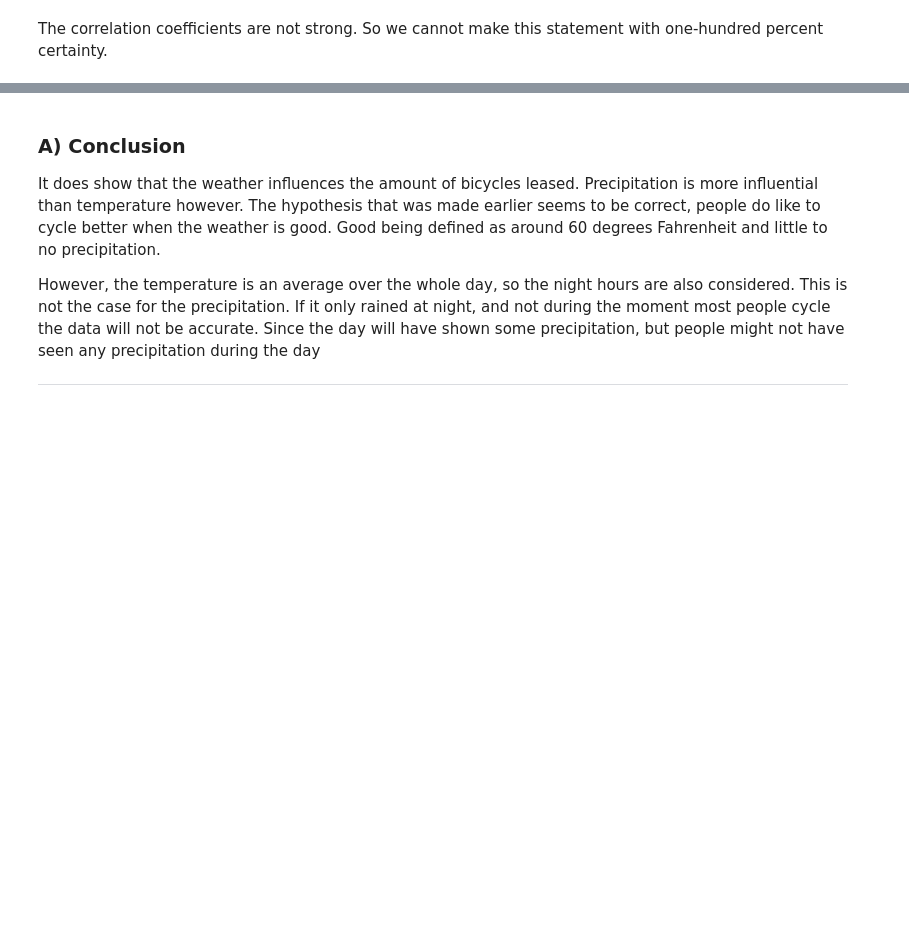
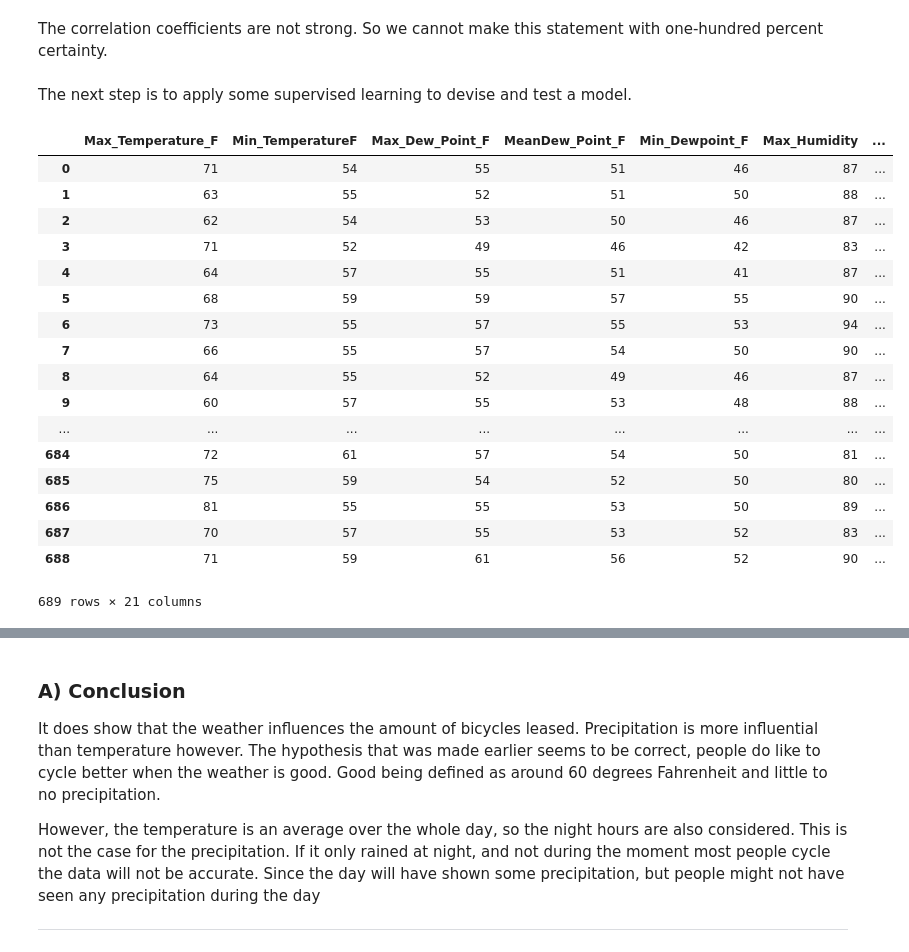
Before and after one commit to JeroenBoshuis/DataScience_Casus, a Jupyter notebook: Did it rain in Seattle and does this affect cycling.ipynb, the cells around one changed output, grey strips where cells are left out. Saved outputs shown, nothing was run; the diff lists cells and outputs as text; code cells hidden in the pictures; blank space fills up the shorter version.

```diff
--- a/Did it rain in Seattle and does this affect cycling.ipynb
+++ b/Did it rain in Seattle and does this affect cycling.ipynb
@@ -1113,3 +1108,5 @@ weather['biketrips'].corr(weather['Mean_Temperature_F'])
 Here it's visible that the amount of biketrips taken goes up when the temperature goes up
 # %% [markdown]
 The correlation coefficients are not strong. So we cannot make this statement with one-hundred percent certainty.
+# %% [markdown]
+The next step is to apply some supervised learning to devise and test a model.
@@ -1115,0 +1116,21 @@ The correlation coefficients are not strong. So we cannot make this statement wi
+# %%
+weather
+# %% [output]
+|  | Max_Temperature_F | Min_TemperatureF | Max_Dew_Point_F | MeanDew_Point_F | Min_Dewpoint_F | Max_Humidity | ... |
+| 0 | 71 | 54 | 55 | 51 | 46 | 87 | ... |
+| 1 | 63 | 55 | 52 | 51 | 50 | 88 | ... |
+| 2 | 62 | 54 | 53 | 50 | 46 | 87 | ... |
+| 3 | 71 | 52 | 49 | 46 | 42 | 83 | ... |
+| 4 | 64 | 57 | 55 | 51 | 41 | 87 | ... |
+| 5 | 68 | 59 | 59 | 57 | 55 | 90 | ... |
+| 6 | 73 | 55 | 57 | 55 | 53 | 94 | ... |
+| 7 | 66 | 55 | 57 | 54 | 50 | 90 | ... |
+| 8 | 64 | 55 | 52 | 49 | 46 | 87 | ... |
+| 9 | 60 | 57 | 55 | 53 | 48 | 88 | ... |
+| ... | ... | ... | ... | ... | ... | ... | ... |
+| 684 | 72 | 61 | 57 | 54 | 50 | 81 | ... |
+| 685 | 75 | 59 | 54 | 52 | 50 | 80 | ... |
+| 686 | 81 | 55 | 55 | 53 | 50 | 89 | ... |
+| 687 | 70 | 57 | 55 | 53 | 52 | 83 | ... |
+| 688 | 71 | 59 | 61 | 56 | 52 | 90 | ... |
+689 rows × 21 columns
```
Also changed, not shown: parts of 32 cells of this notebook.
